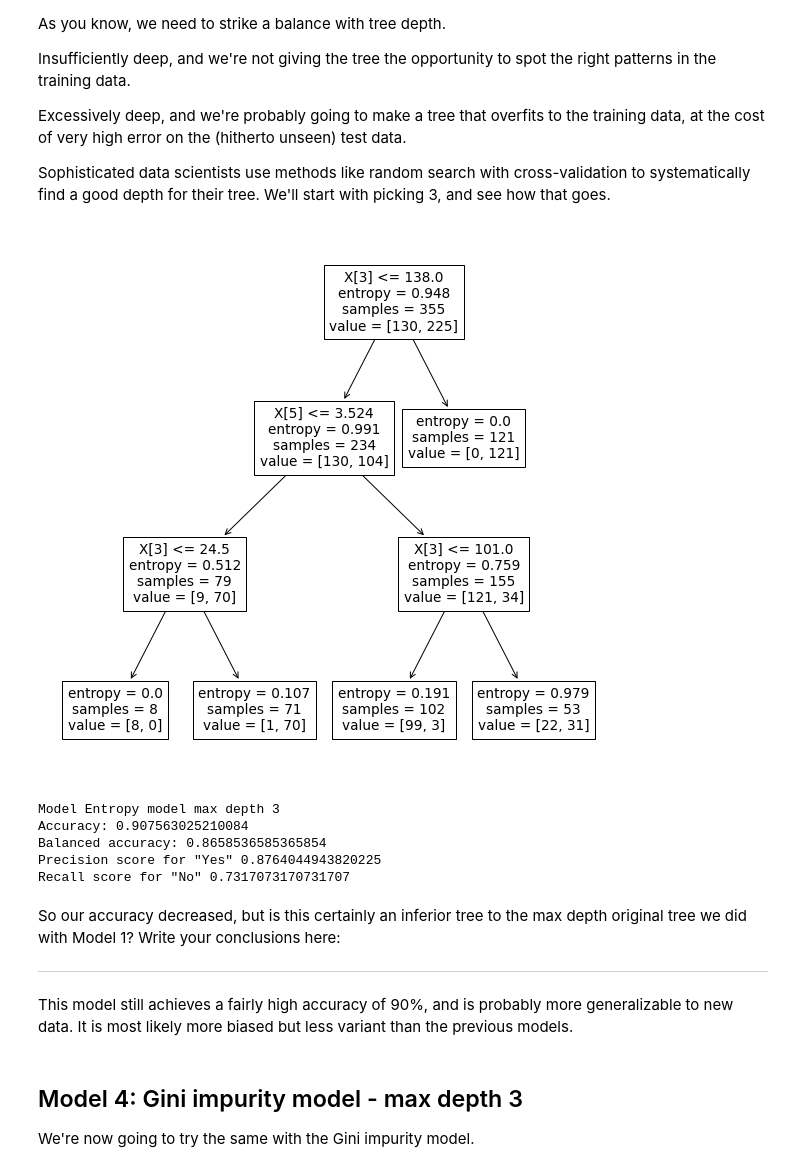
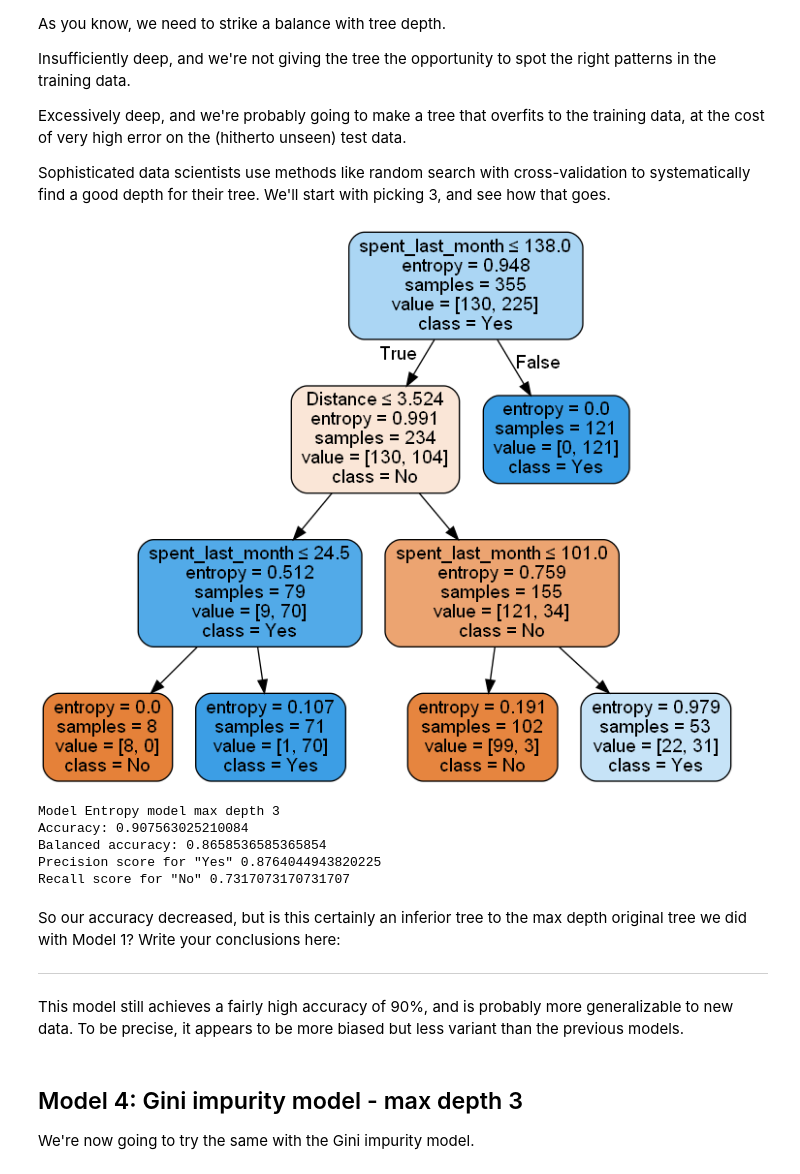
Before and after one commit to Pandeming/Springboard_London_Housing, a Jupyter notebook: 08 RR Coffee Case Study - Tier 3.ipynb, the cells around one changed output. Drawn from its saved outputs; the diff is of its cells as text; code cells hidden in the pictures.

```diff
--- a/08 RR Coffee Case Study - Tier 3.ipynb
+++ b/08 RR Coffee Case Study - Tier 3.ipynb
@@ -464,10 +473,16 @@ y_pred = pd.Series(entr_model2.predict(Xtest))
 # %%
 # As before, we need to visualize the tree to grasp its nature
 # Alternatively for class_names use entr_model2.classes_
-plt.figure(figsize=(10, 10))
-tree.plot_tree(entr_model2);
+dot_data = StringIO()
+
+tree.export_graphviz(entr_model2, out_file=dot_data,
+                filled=True, rounded=True,
+                special_characters=True, feature_names=Xtrain.columns,class_names = entr_model2.classes_)
+
+graph = pydotplus.graph_from_dot_data(dot_data.getvalue())
+Image(graph.create_png())
 # %% [output]
-[figure, old version]
+[figure, new version]
 # %%
 # Run this block for model evaluation
 print("Model Entropy model max depth 3")
@@ -484,7 +499,7 @@ Recall score for "No" 0.7317073170731707
 # %% [markdown]
 So our accuracy decreased, but is this certainly an inferior tree to the max depth original tree we did with Model 1? Write your conclusions here:
 ___
-This model still achieves a fairly high accuracy of 90%, and is probably more generalizable to new data. It is most likely more biased but less variant than the previous models.
+This model still achieves a fairly high accuracy of 90%, and is probably more generalizable to new data. To be precise, it appears to be more biased but less variant than the previous models.
 # %% [markdown]
 ## Model 4: Gini impurity  model - max depth 3
 We're now going to try the same with the Gini impurity model.
```
Also changed, not shown: parts of 8 cells of this notebook.
